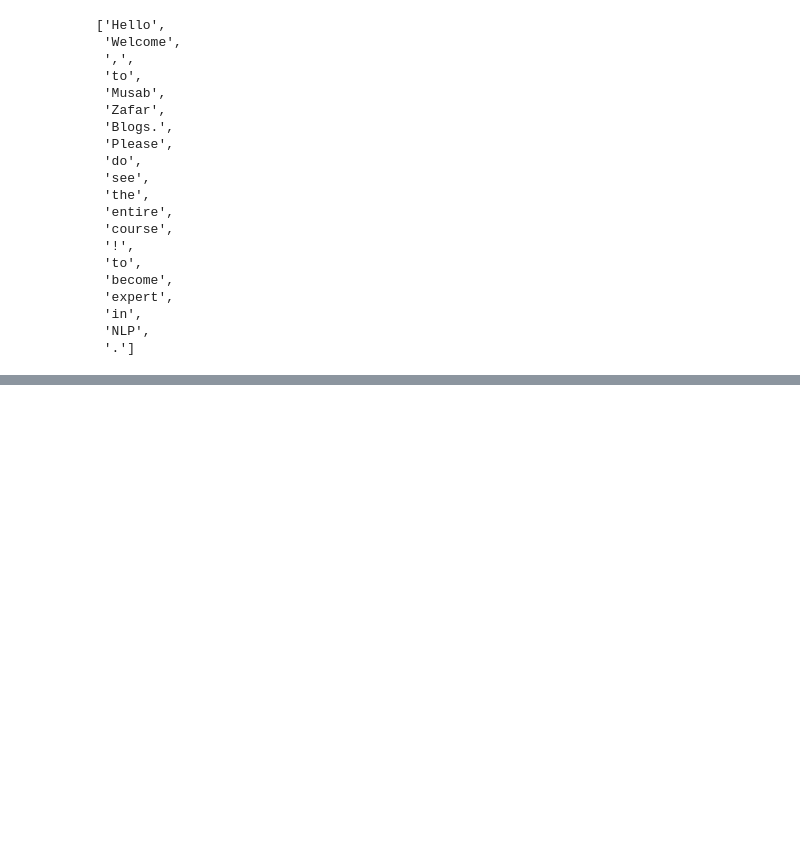
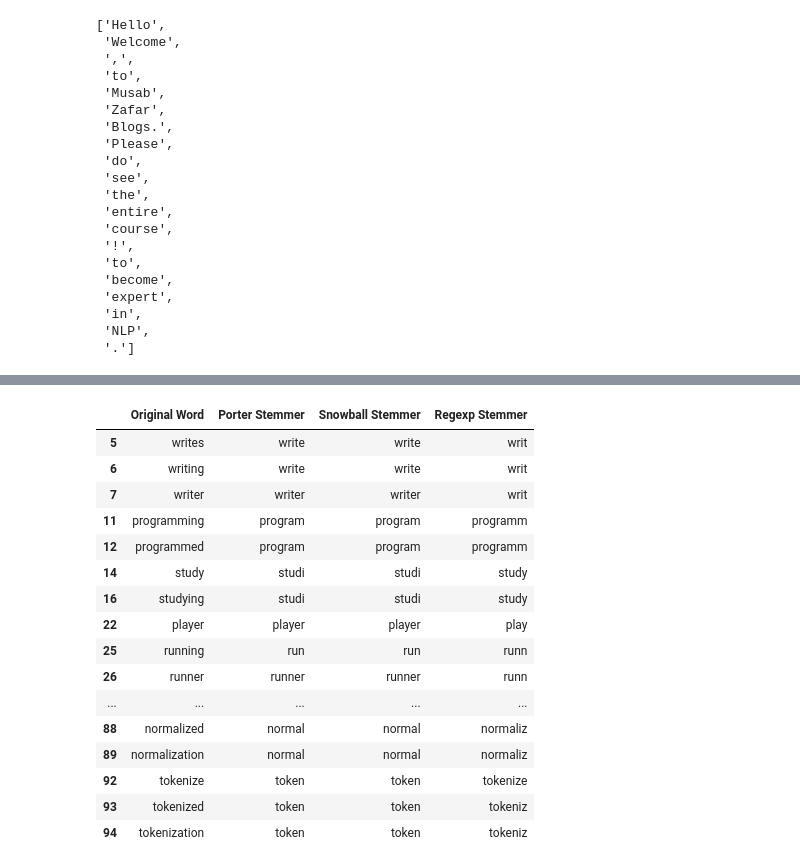
Before and after one commit to MusabZafar/MachineLearningDatascienceAndDeepLearning, a Jupyter notebook: nlp/Tokenization Example.ipynb, the cells around one changed output, grey strips where cells are left out. Drawn from its saved outputs; the diff is of its cells as text; code cells hidden in the pictures; blank space fills up the shorter version.

Commit message:
Stemming And Its Types - Text Preprocessing

```diff
--- a/nlp/Tokenization Example.ipynb
+++ b/nlp/Tokenization Example.ipynb
@@ -135,0 +214,3 @@ tokenizer.tokenize(corpus)
+# %%
+for word in words:
+    print(f"{word:20} ----> {stemming.stem(word)}")
@@ -135,0 +257,5 @@ tokenizer.tokenize(corpus)
+# %%
+snowballsStemmer=SnowballStemmer('english')
+# %%
+for word in words:
+    print(word+"--->"+snowballsStemmer.stem(word))
@@ -135,0 +347,16 @@ tokenizer.tokenize(corpus)
+# %%
+import pandas as pd
+
+results = []
+
+for word in words:
+    results.append({
+        "Original Word": word,
+        "Porter Stemmer": porter.stem(word),
+        "Snowball Stemmer": snowball.stem(word),
+        "Regexp Stemmer": regexp.stem(word)
+    })
+
+df = pd.DataFrame(results)
+
+df
@@ -135,0 +377,26 @@ tokenizer.tokenize(corpus)
+# %%
+different_results = df[
+    (df["Porter Stemmer"] != df["Snowball Stemmer"]) |
+    (df["Porter Stemmer"] != df["Regexp Stemmer"]) |
+    (df["Snowball Stemmer"] != df["Regexp Stemmer"])
+]
+
+different_results
+# %% [output]
+|  | Original Word | Porter Stemmer | Snowball Stemmer | Regexp Stemmer |
+| 5 | writes | write | write | writ |
+| 6 | writing | write | write | writ |
+| 7 | writer | writer | writer | writ |
+| 11 | programming | program | program | programm |
+| 12 | programmed | program | program | programm |
+| 14 | study | studi | studi | study |
+| 16 | studying | studi | studi | study |
+| 22 | player | player | player | play |
+| 25 | running | run | run | runn |
+| 26 | runner | runner | runner | runn |
+| ... | ... | ... | ... | ... |
+| 88 | normalized | normal | normal | normaliz |
+| 89 | normalization | normal | normal | normaliz |
+| 92 | tokenize | token | token | tokenize |
+| 93 | tokenized | token | token | tokeniz |
+| 94 | tokenization | token | token | tokeniz |
```
Also changed, not shown: parts of 17 cells of this notebook.
